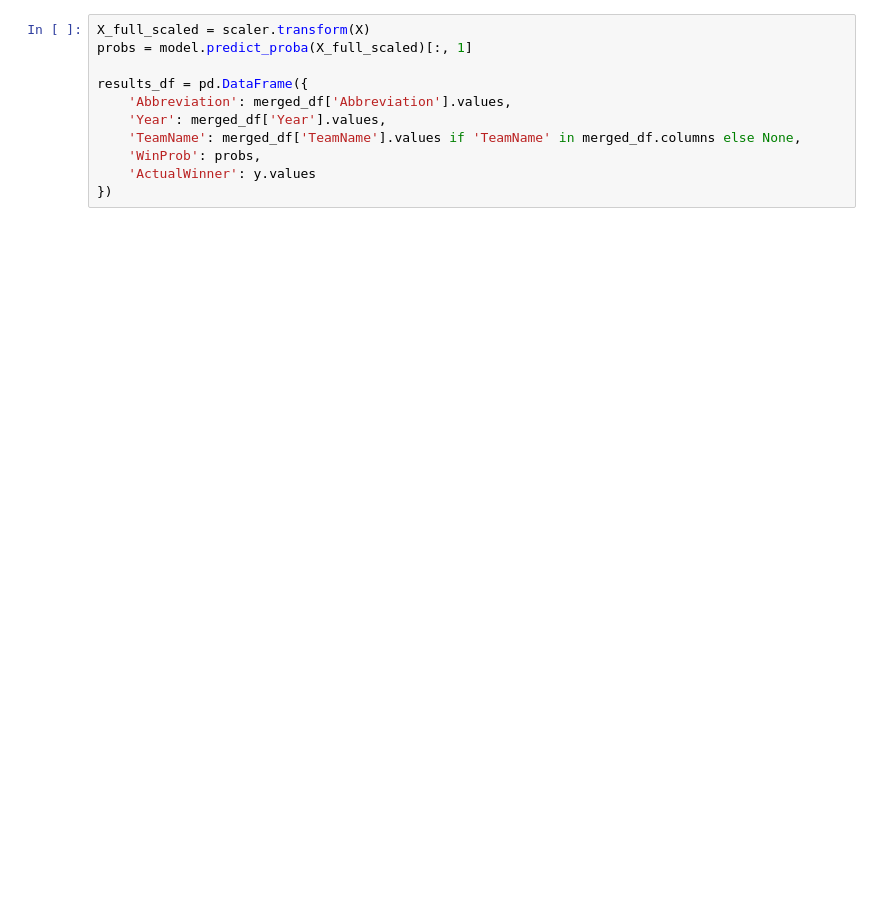
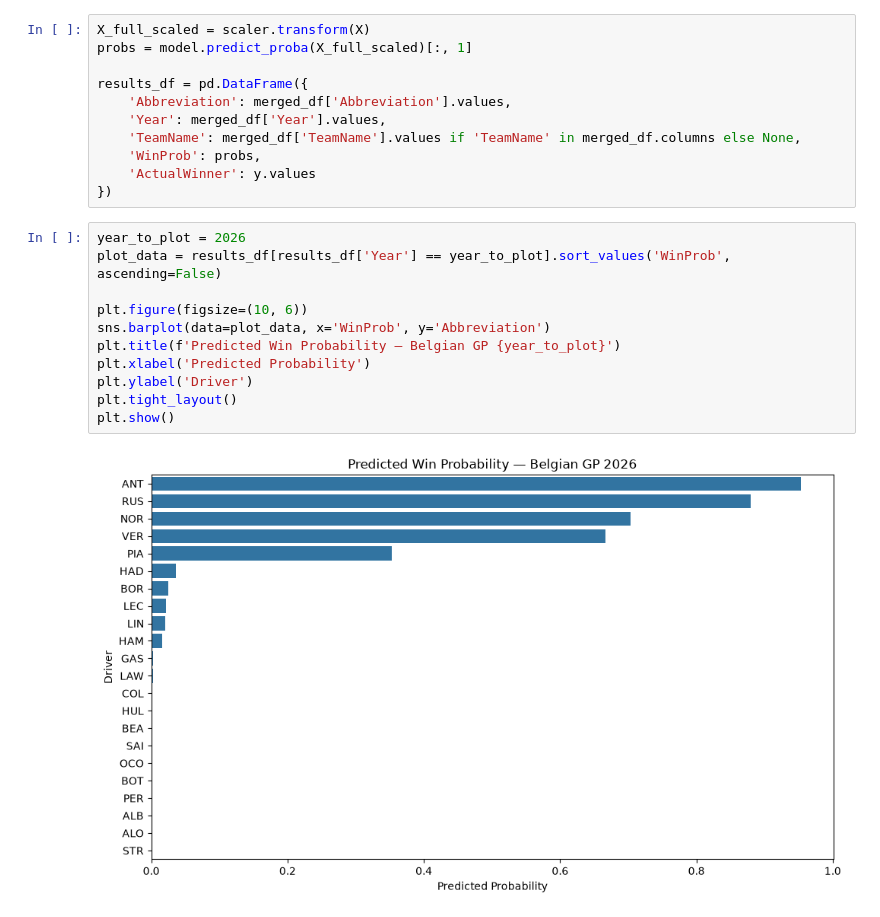
Before and after one commit to imgabrielas/F1-Belgian-GP-2026, a Jupyter notebook: winner_prediction.ipynb, the cells around one changed output. Drawn from its saved outputs; the diff is of its cells as text; blank space fills up the shorter version.

```diff
--- a/winner_prediction.ipynb
+++ b/winner_prediction.ipynb
@@ -381,6 +427,19 @@ results_df = pd.DataFrame({
     'WinProb': probs,
     'ActualWinner': y.values
 })
+# %%
+year_to_plot = 2026
+plot_data = results_df[results_df['Year'] == year_to_plot].sort_values('WinProb', ascending=False)
+
+plt.figure(figsize=(10, 6))
+sns.barplot(data=plot_data, x='WinProb', y='Abbreviation')
+plt.title(f'Predicted Win Probability — Belgian GP {year_to_plot}')
+plt.xlabel('Predicted Probability')
+plt.ylabel('Driver')
+plt.tight_layout()
+plt.show()
+# %% [output]
+[figure, added]
 # %%
 results_df['PredictedRank'] = results_df.groupby('Year')['WinProb'].rank(ascending=False, method='first')
 predicted_podium = results_df[results_df['PredictedRank'] <= 3].sort_values(['Year', 'PredictedRank'])
```
Also changed, not shown: parts of 28 cells of this notebook.
